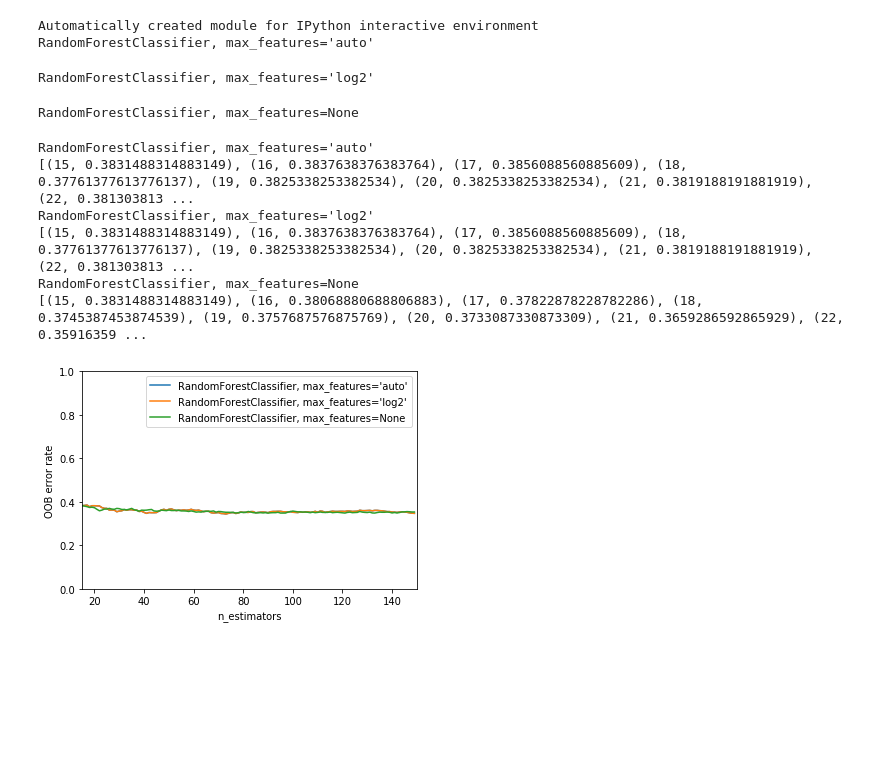
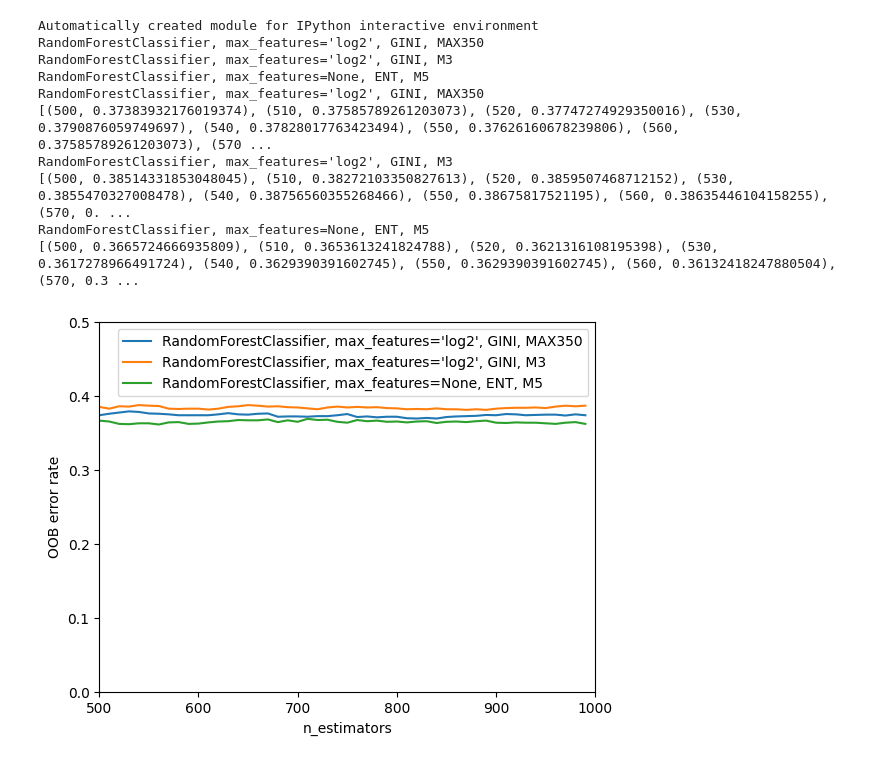
Before and after one commit to Frankie-Figz/Arbitra, a Jupyter notebook: Arbitra.ipynb, the cells around one changed output. Drawn from its saved outputs; the diff is of its cells as text; code cells hidden in the pictures; blank space fills up the shorter version.

```diff
--- a/Arbitra.ipynb
+++ b/Arbitra.ipynb
@@ -206,6 +162,7 @@ import matplotlib.pyplot as plt
 from collections import OrderedDict
 from sklearn.datasets import make_classification
 from sklearn.ensemble import RandomForestClassifier
+from sklearn.ensemble import GradientBoostingClassifier
 
 print(__doc__)
 
@@ -216,26 +173,34 @@ RANDOM_STATE = 123
 #                           n_clusters_per_class=1, n_informative=15,
 #                           random_state=RANDOM_STATE)
 
-X = df[["ema_6", "ema_12", "ema_24", "p_ema_6", "p_ema_12", "p_ema_24", "rsi_7", "rsi_14", "rsi_28"]]
+X = df[["ema_6", "ema_12", "ema_24", "p_ema_6", "p_ema_12", "p_ema_24", "rsi_7", "rsi_14", "rsi_28", "TSI", "FI", "MFI", "UI_7", "UI_14", "UI_21", "MI", "TRIX_7", "TRIX_15", "TRIX_21"]]
 
-y = df["Choice_3"]
+y = df["Choice_2"]
 
 # NOTE: Setting the `warm_start` construction parameter to `True` disables
 # support for parallelized ensembles but is necessary for tracking the OOB
 # error trajectory during training.
+
 ensemble_clfs = [
-    ("RandomForestClassifier, max_features='auto'",
-        RandomForestClassifier(warm_start=True, oob_score=True,
-                               max_features="auto",
-                               random_state=RANDOM_STATE)),
-    ("RandomForestClassifier, max_features='log2'",
+    ("RandomForestClassifier, max_features='log2', GINI, MAX350",
         RandomForestClassifier(warm_start=True, max_features='log2',
                                oob_score=True,
-                               random_state=RANDOM_STATE)),
-    ("RandomForestClassifier, max_features=None",
-        RandomForestClassifier(warm_start=True, max_features=None,
+                               random_state=RANDOM_STATE,
+                               max_leaf_nodes=350,
+                               n_jobs= -1)),
+    ("RandomForestClassifier, max_features='log2', GINI, M3",
+        RandomForestClassifier(warm_start=True, max_features='log2',
                                oob_score=True,
-                               random_state=RANDOM_STATE))
+                               random_state=RANDOM_STATE,
+                               max_leaf_nodes=250,
+                               n_jobs= -1)),
+    ("RandomForestClassifier, max_features=None, ENT, M5",
+        RandomForestClassifier(warm_start=True, max_features='log2',
+                               oob_score=True,
+                               random_state=RANDOM_STATE,
+                               criterion="entropy",
+                               max_leaf_nodes=500,
+                               n_jobs= -1))
 ]
 
 # Map a classifier name to a list of (<n_estimators>, <error rate>) pairs.
@@ -243,49 +208,49 @@ error_rate = OrderedDict((label, []) for label, _ in ensemble_clfs)
 error_rate_test = OrderedDict((label, []) for label, _ in ensemble_clfs)
 
 # Range of `n_estimators` values to explore.
-min_estimators = 15
-max_estimators = 150
+min_estimators = 500
+max_estimators = 1000
 from sklearn.model_selection import train_test_split
 
 X_train, X_test, y_train, y_test = train_test_split(X, y, random_state=1)
 
 for label, clf in ensemble_clfs:
     print(label)
-    for i in range(min_estimators, max_estimators):
+    for i in range(min_estimators, max_estimators, 10):
         clf.set_params(n_estimators=i)
         clf.fit(X_train, y_train)
 
         # Record the OOB error for each `n_estimators=i` setting.
         oob_error = 1 - clf.oob_score_
         error_rate[label].append((i, oob_error))
         oob_error_test = 1 - clf.score(X_test, y_test)
         error_rate_test[label].append((i, oob_error_test))
 
 # Generate the "OOB error rate" vs. "n_estimators" plot.
 for label, clf_err in error_rate.items():
     print(label)
     print(clf_err)
     xs, ys = zip(*clf_err)
     plt.plot(xs, ys, label=label)
 
 plt.xlim(min_estimators, max_estimators)
 plt.xlabel("n_estimators")
 plt.ylabel("OOB error rate")
 plt.legend(loc="upper right")
-plt.ylim(0,1.00)
+plt.ylim(0.000,0.50)
 plt.show()
 # %% [output]
 Automatically created module for IPython interactive environment
-RandomForestClassifier, max_features='auto'
+RandomForestClassifier, max_features='log2', GINI, MAX350
+RandomForestClassifier, max_features='log2', GINI, M3
+RandomForestClassifier, max_features=None, ENT, M5
+RandomForestClassifier, max_features='log2', GINI, MAX350
+[(500, 0.37383932176019374), (510, 0.37585789261203073), (520, 0.37747274929350016), (530, 0.3790876059749697), (540, 0.37828017763423494), (550, 0.37626160678239806), (560, 0.37585789261203073), (570 ...
+RandomForestClassifier, max_features='log2', GINI, M3
+[(500, 0.38514331853048045), (510, 0.38272103350827613), (520, 0.3859507468712152), (530, 0.3855470327008478), (540, 0.38756560355268466), (550, 0.38675817521195), (560, 0.38635446104158255), (570, 0. ...
+RandomForestClassifier, max_features=None, ENT, M5
+[(500, 0.3665724666935809), (510, 0.3653613241824788), (520, 0.3621316108195398), (530, 0.3617278966491724), (540, 0.3629390391602745), (550, 0.3629390391602745), (560, 0.36132418247880504), (570, 0.3 ...
-RandomForestClassifier, max_features='log2'
-RandomForestClassifier, max_features=None
-RandomForestClassifier, max_features='auto'
-[(15, 0.3831488314883149), (16, 0.3837638376383764), (17, 0.3856088560885609), (18, 0.37761377613776137), (19, 0.3825338253382534), (20, 0.3825338253382534), (21, 0.3819188191881919), (22, 0.381303813 ...
-RandomForestClassifier, max_features='log2'
-[(15, 0.3831488314883149), (16, 0.3837638376383764), (17, 0.3856088560885609), (18, 0.37761377613776137), (19, 0.3825338253382534), (20, 0.3825338253382534), (21, 0.3819188191881919), (22, 0.381303813 ...
-RandomForestClassifier, max_features=None
-[(15, 0.3831488314883149), (16, 0.38068880688806883), (17, 0.37822878228782286), (18, 0.3745387453874539), (19, 0.3757687576875769), (20, 0.3733087330873309), (21, 0.3659286592865929), (22, 0.35916359 ...
-[figure, old version]
+[figure, new version]
 # %%
 # Generate the "OOB error rate" vs. "n_estimators" plot.
 for label, clf_err in error_rate.items():
```
Also changed, not shown: parts of 53 cells of this notebook, 9 other files.
